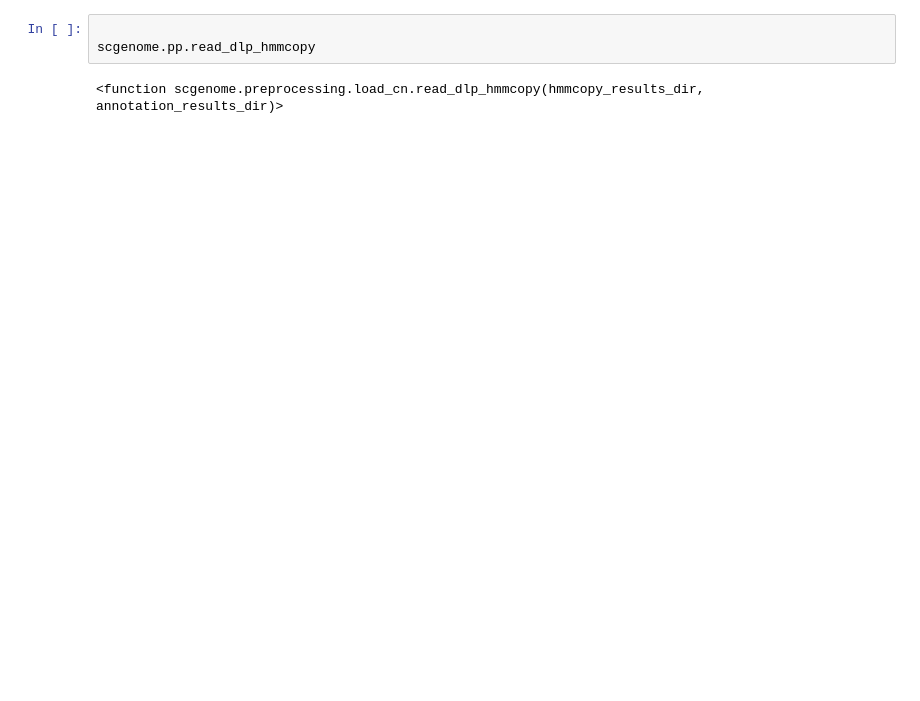
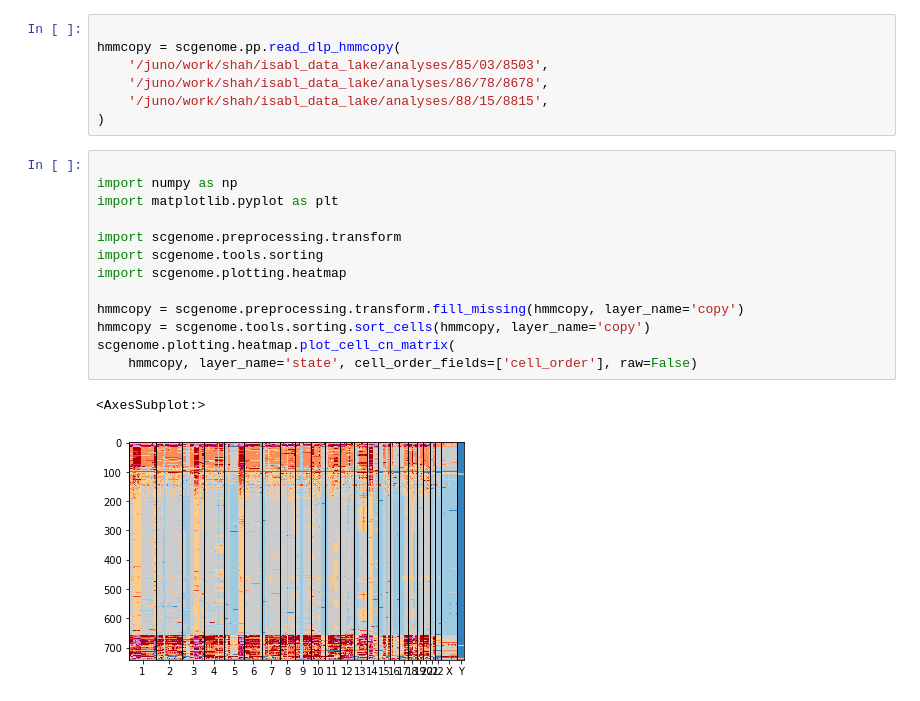
Before and after one commit to shahcompbio/scgenome-deprecated, a Jupyter notebook: notebooks/new_api.ipynb, the cells around one changed output. Saved outputs shown, nothing was run; the diff lists cells and outputs as text; blank space fills up the shorter version.

```diff
--- a/notebooks/new_api.ipynb
+++ b/notebooks/new_api.ipynb
@@ -6,5 +9,23 @@ ZipImportError: bad local file header: '/juno/work/shah/users/azayevj/isabl/venv
 # %%
 
-scgenome.pp.read_dlp_hmmcopy
+hmmcopy = scgenome.pp.read_dlp_hmmcopy(
+    '/juno/work/shah/isabl_data_lake/analyses/85/03/8503',
+    '/juno/work/shah/isabl_data_lake/analyses/86/78/8678',
+    '/juno/work/shah/isabl_data_lake/analyses/88/15/8815',
+)
-# %% [output]
-<function scgenome.preprocessing.load_cn.read_dlp_hmmcopy(hmmcopy_results_dir, annotation_results_dir)>
+# %%
+
+import numpy as np
+import matplotlib.pyplot as plt
+
+import scgenome.preprocessing.transform
+import scgenome.tools.sorting
+import scgenome.plotting.heatmap
+
+hmmcopy = scgenome.preprocessing.transform.fill_missing(hmmcopy, layer_name='copy')
+hmmcopy = scgenome.tools.sorting.sort_cells(hmmcopy, layer_name='copy')
+scgenome.plotting.heatmap.plot_cell_cn_matrix(
+    hmmcopy, layer_name='state', cell_order_fields=['cell_order'], raw=False)
+# %% [output]
+<AxesSubplot:>
+[figure, added]
```
Also changed, not shown: parts of 9 cells of this notebook, 8 other files.
